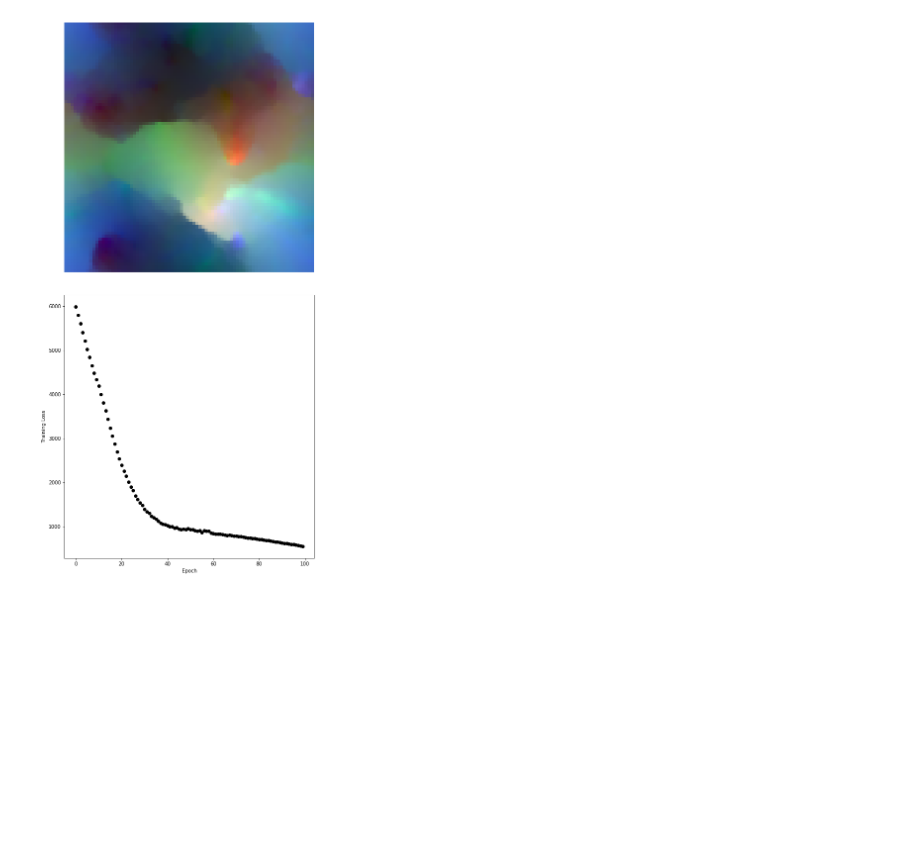
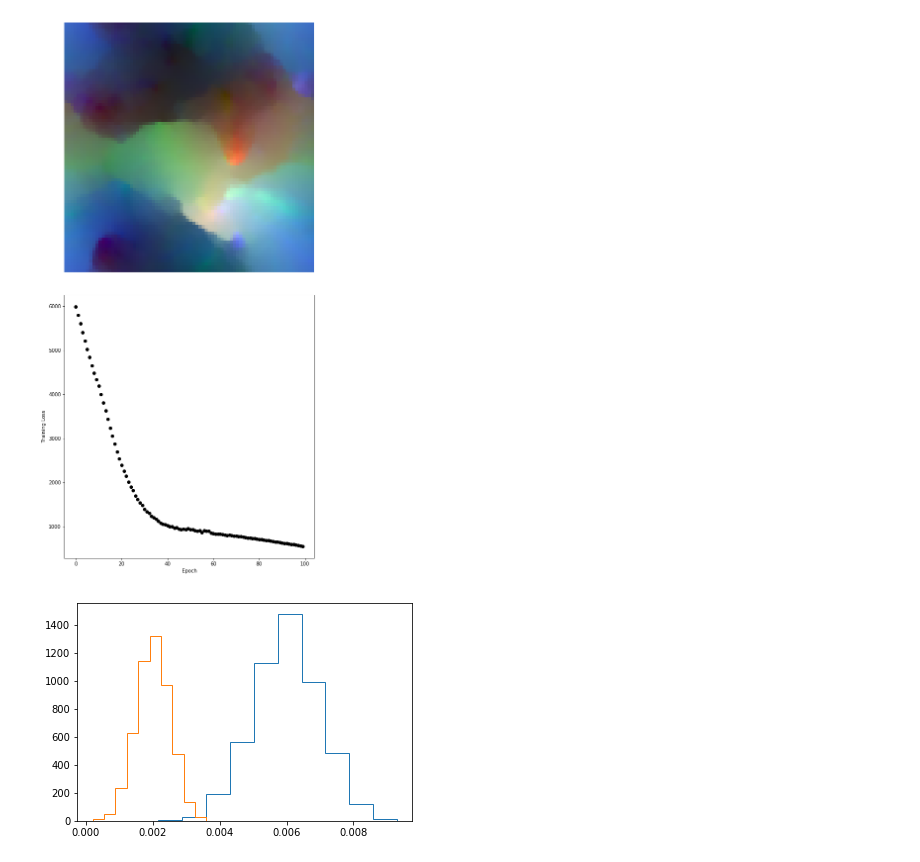
Before and after one commit to LSSTDESC/pz_bayes, a Jupyter notebook: notebooks/feature_likelihood.ipynb, the cells around one changed output. Saved outputs shown, nothing was run; the diff lists cells and outputs as text; code cells hidden in the pictures; blank space fills up the shorter version.

```diff
--- a/notebooks/feature_likelihood.ipynb
+++ b/notebooks/feature_likelihood.ipynb
@@ -445,3 +446,15 @@ print(time.time() - start)
 # %% [output]
 436.99661898612976
 [figure]
+# %%
+# Generate random errors for each feature
+sig1 = 0.006 # mean error in i-band
+sig2 = 0.002 # mean error in r-band
+errs = rng.multivariate_normal(mean=(sig1, sig2), cov=[[0.001 ** 2, 0], [0, 0.0005 ** 2]], size=len(rndm_2d))
+# %%
+# Make sure errors aren't negative
+plt.hist(errs[:,0], histtype='step')
+plt.hist(errs[:,1], histtype='step')
+plt.show()
+# %% [output]
+[figure, added]
```
Also changed, not shown: parts of 7 cells of this notebook.
